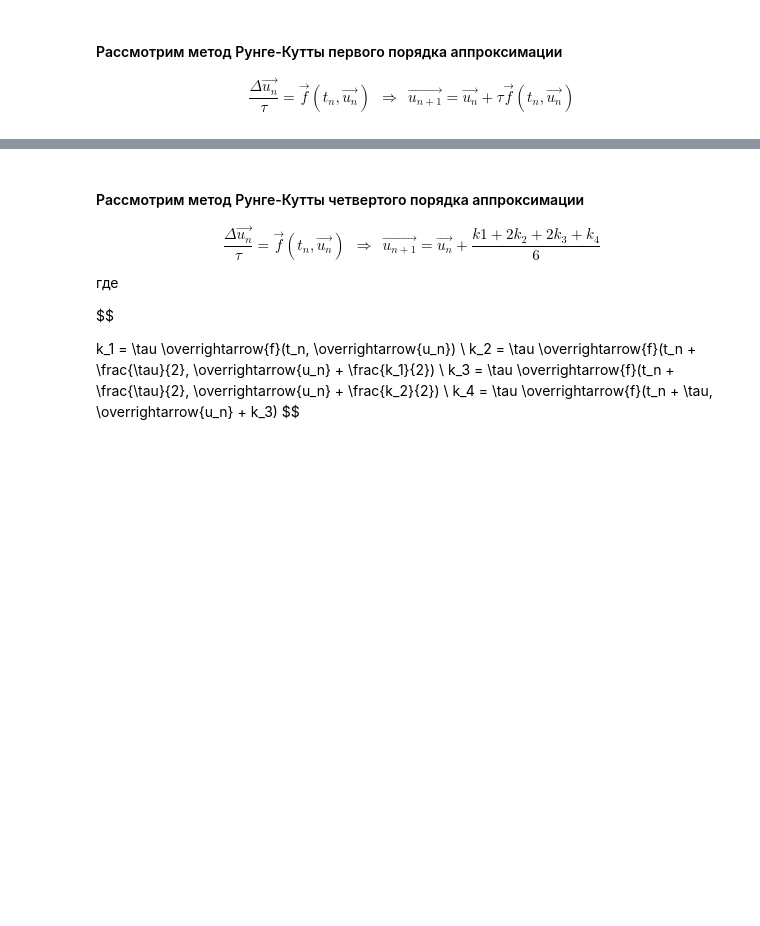
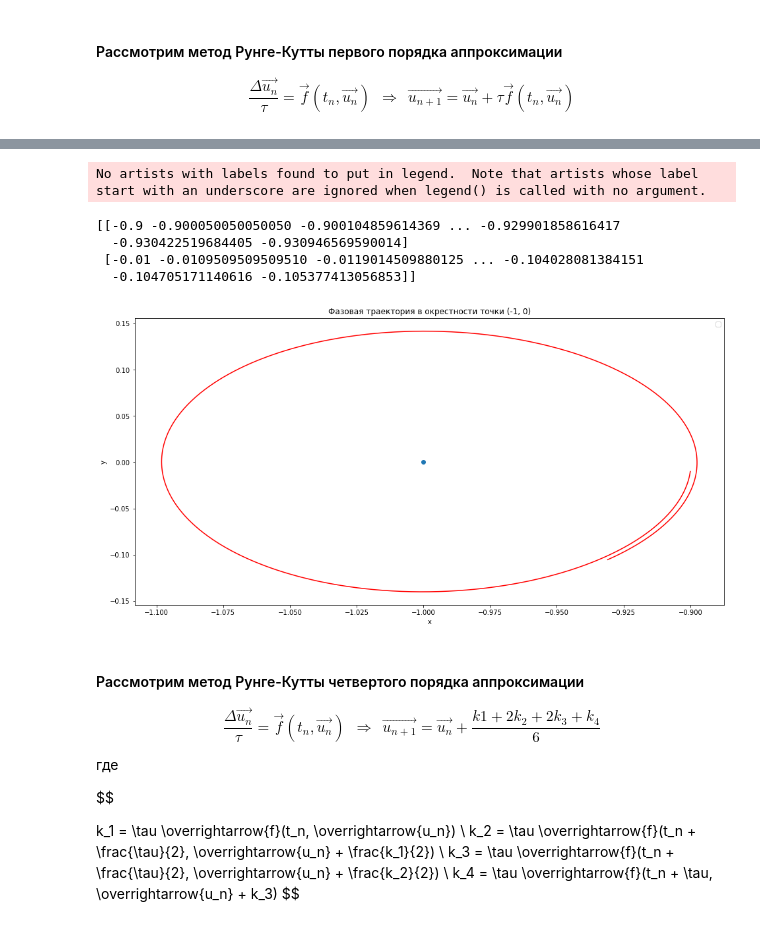
Before and after one commit to uslsteen/CompMath, a Jupyter notebook: lab_6/lab6.ipynb, the cells around one changed output, grey strips where cells are left out. Drawn from its saved outputs; the diff is of its cells as text; code cells hidden in the pictures; blank space fills up the shorter version.

```diff
--- a/lab_6/lab6.ipynb
+++ b/lab_6/lab6.ipynb
@@ -89,3 +87,12 @@ No artists with labels found to put in legend.  Note that artists whose label st
+# %%
+RungeKutte1(u_0=[-0.9, -0.01], u_c=[-1, 0], iters=1000)
+# %% [output]
+No artists with labels found to put in legend.  Note that artists whose label start with an underscore are ignored when legend() is called with no argument.
+[[-0.9 -0.900050050050050 -0.900104859614369 ... -0.929901858616417
+  -0.930422519684405 -0.930946569590014]
+ [-0.01 -0.0109509509509510 -0.0119014509880125 ... -0.104028081384151
+  -0.104705171140616 -0.105377413056853]]
+[figure, added]
 # %% [markdown]
 #### Рассмотрим метод Рунге-Кутты четвертого порядка аппроксимации
 
```
Also changed, not shown: parts of 6 cells of this notebook.
